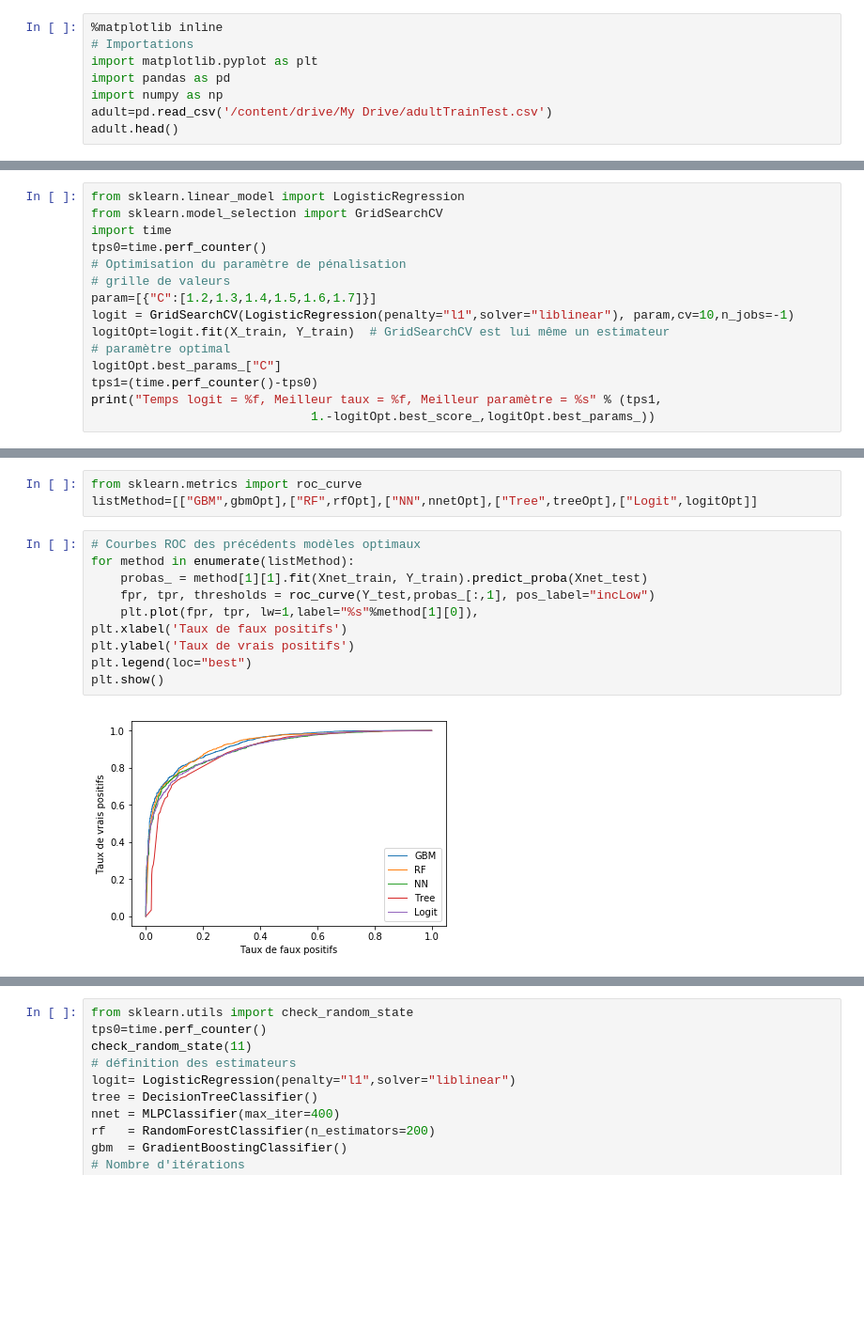
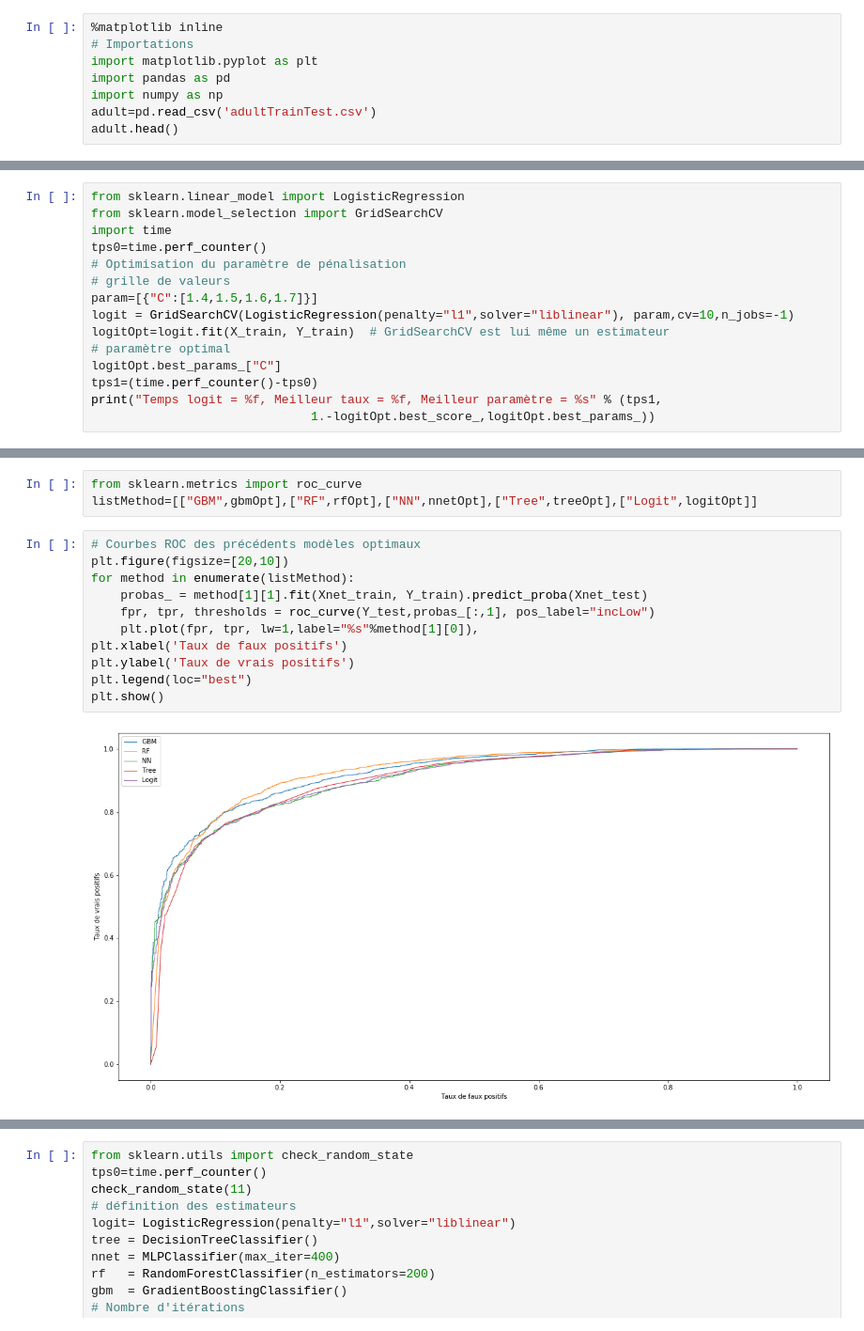
Before and after one commit to vavalm/Adult-Census, a Jupyter notebook: Apprent_Python_AdultCensus.ipynb, the cells around one changed output, grey strips where cells are left out. Shown at 94% size. Saved outputs shown, nothing was run; the diff lists cells and outputs as text; blank space fills up the shorter version.

```diff
--- a/Apprent_Python_AdultCensus.ipynb
+++ b/Apprent_Python_AdultCensus.ipynb
@@ -57,7 +52,7 @@ Mounted at /content/drive
 import matplotlib.pyplot as plt
 import pandas as pd
 import numpy as np
-adult=pd.read_csv('/content/drive/My Drive/adultTrainTest.csv')
+adult=pd.read_csv('adultTrainTest.csv')
 adult.head()
 # %% [output]
 |  | age | workClass | fnlwgt | education | educNum | mariStat | occup | relationship | origEthn | sex | ... |
@@ -475,7 +459,7 @@ import time
 tps0=time.perf_counter()
 # Optimisation du paramètre de pénalisation
 # grille de valeurs
-param=[{"C":[1.2,1.3,1.4,1.5,1.6,1.7]}]
+param=[{"C":[1.4,1.5,1.6,1.7]}]
 logit = GridSearchCV(LogisticRegression(penalty="l1",solver="liblinear"), param,cv=10,n_jobs=-1)
 logitOpt=logit.fit(X_train, Y_train)  # GridSearchCV est lui même un estimateur
 # paramètre optimal
@@ -767,16 +814,17 @@ from sklearn.metrics import roc_curve
 listMethod=[["GBM",gbmOpt],["RF",rfOpt],["NN",nnetOpt],["Tree",treeOpt],["Logit",logitOpt]]
 # %%
 # Courbes ROC des précédents modèles optimaux
+plt.figure(figsize=[20,10])
 for method in enumerate(listMethod):
     probas_ = method[1][1].fit(Xnet_train, Y_train).predict_proba(Xnet_test)
     fpr, tpr, thresholds = roc_curve(Y_test,probas_[:,1], pos_label="incLow")
     plt.plot(fpr, tpr, lw=1,label="%s"%method[1][0]),
 plt.xlabel('Taux de faux positifs')
 plt.ylabel('Taux de vrais positifs')
 plt.legend(loc="best")
 plt.show()
 # %% [output]
-[figure, old version]
+[figure, new version]
 # %% [markdown]
 ### 3.2 [Validation croisée](http://wikistat.fr/pdf/st-m-app-risque.pdf) *Monte Carlo*
 **Q** Quelle différence entre la validation croisée Monte Carlo et la V-fold cross validation?
```
Also changed, not shown: parts of 40 cells of this notebook.
